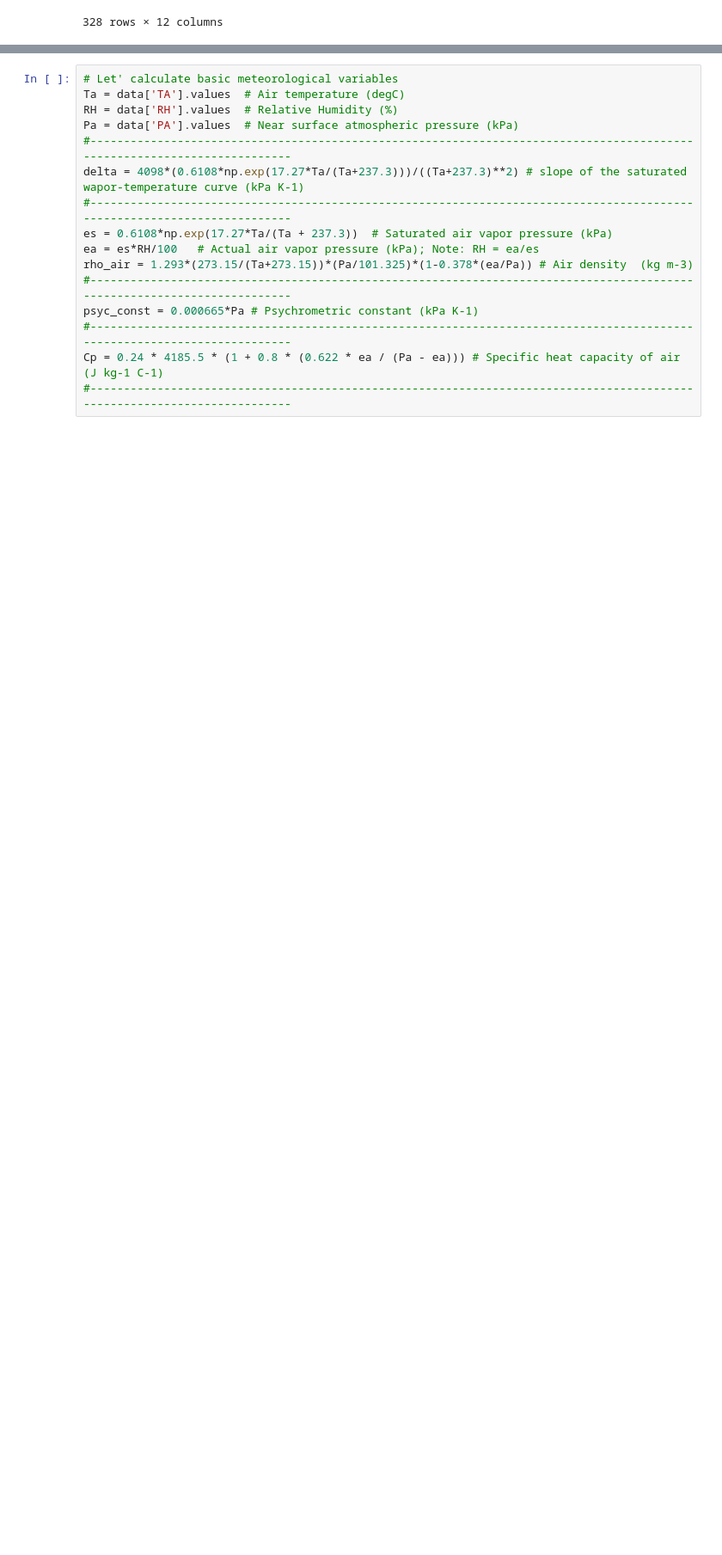
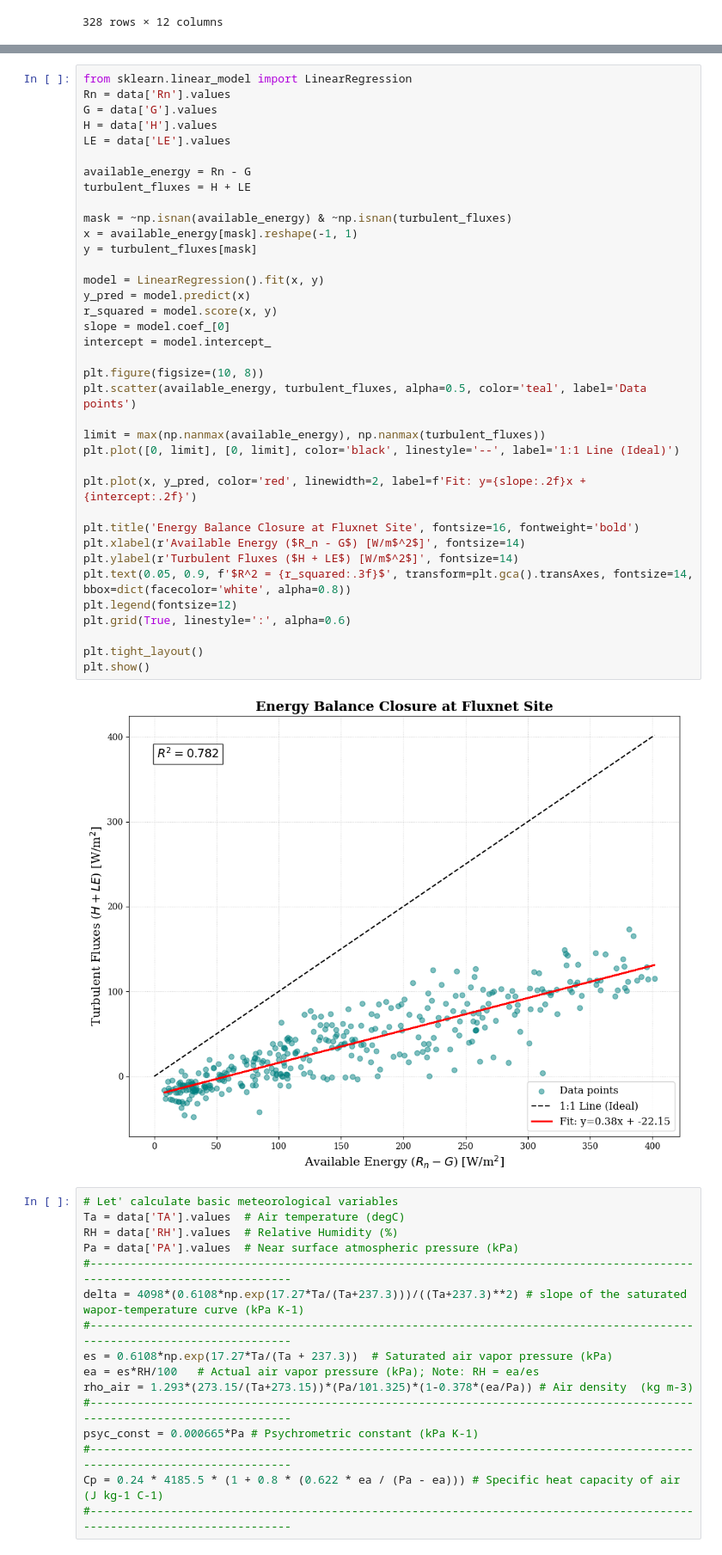
Before and after one commit to praghav444/CEE491-591-Process-Hydrology-Tutorials, a Jupyter notebook: Penman-Monteith-based-ET-Modeling-Tutorial.ipynb, the cells around one changed output, grey strips where cells are left out. Shown at 86% size. Drawn from its saved outputs; the diff is of its cells as text; blank space fills up the shorter version.

```diff
--- a/Penman-Monteith-based-ET-Modeling-Tutorial.ipynb
+++ b/Penman-Monteith-based-ET-Modeling-Tutorial.ipynb
@@ -287,3 +338,42 @@ plt.show()
+# %%
+from sklearn.linear_model import LinearRegression
+Rn = data['Rn'].values
+G = data['G'].values
+H = data['H'].values
+LE = data['LE'].values
+
+available_energy = Rn - G
+turbulent_fluxes = H + LE
+
+mask = ~np.isnan(available_energy) & ~np.isnan(turbulent_fluxes)
+x = available_energy[mask].reshape(-1, 1)
+y = turbulent_fluxes[mask]
+
+model = LinearRegression().fit(x, y)
+y_pred = model.predict(x)
+r_squared = model.score(x, y)
+slope = model.coef_[0]
+intercept = model.intercept_
+
+plt.figure(figsize=(10, 8))
+plt.scatter(available_energy, turbulent_fluxes, alpha=0.5, color='teal', label='Data points')
+
+limit = max(np.nanmax(available_energy), np.nanmax(turbulent_fluxes))
+plt.plot([0, limit], [0, limit], color='black', linestyle='--', label='1:1 Line (Ideal)')
+
+plt.plot(x, y_pred, color='red', linewidth=2, label=f'Fit: y={slope:.2f}x + {intercept:.2f}')
+
+plt.title('Energy Balance Closure at Fluxnet Site', fontsize=16, fontweight='bold')
+plt.xlabel(r'Available Energy ($R_n - G$) [W/m$^2$]', fontsize=14)
+plt.ylabel(r'Turbulent Fluxes ($H + LE$) [W/m$^2$]', fontsize=14)
+plt.text(0.05, 0.9, f'$R^2 = {r_squared:.3f}$', transform=plt.gca().transAxes, fontsize=14, bbox=dict(facecolor='white', alpha=0.8))
+plt.legend(fontsize=12)
+plt.grid(True, linestyle=':', alpha=0.6)
+
+plt.tight_layout()
+plt.show()
+# %% [output]
+[figure, added]
 # %%
 # Let' calculate basic meteorological variables
 Ta = data['TA'].values  # Air temperature (degC)
```
Also changed, not shown: parts of 14 cells of this notebook.
